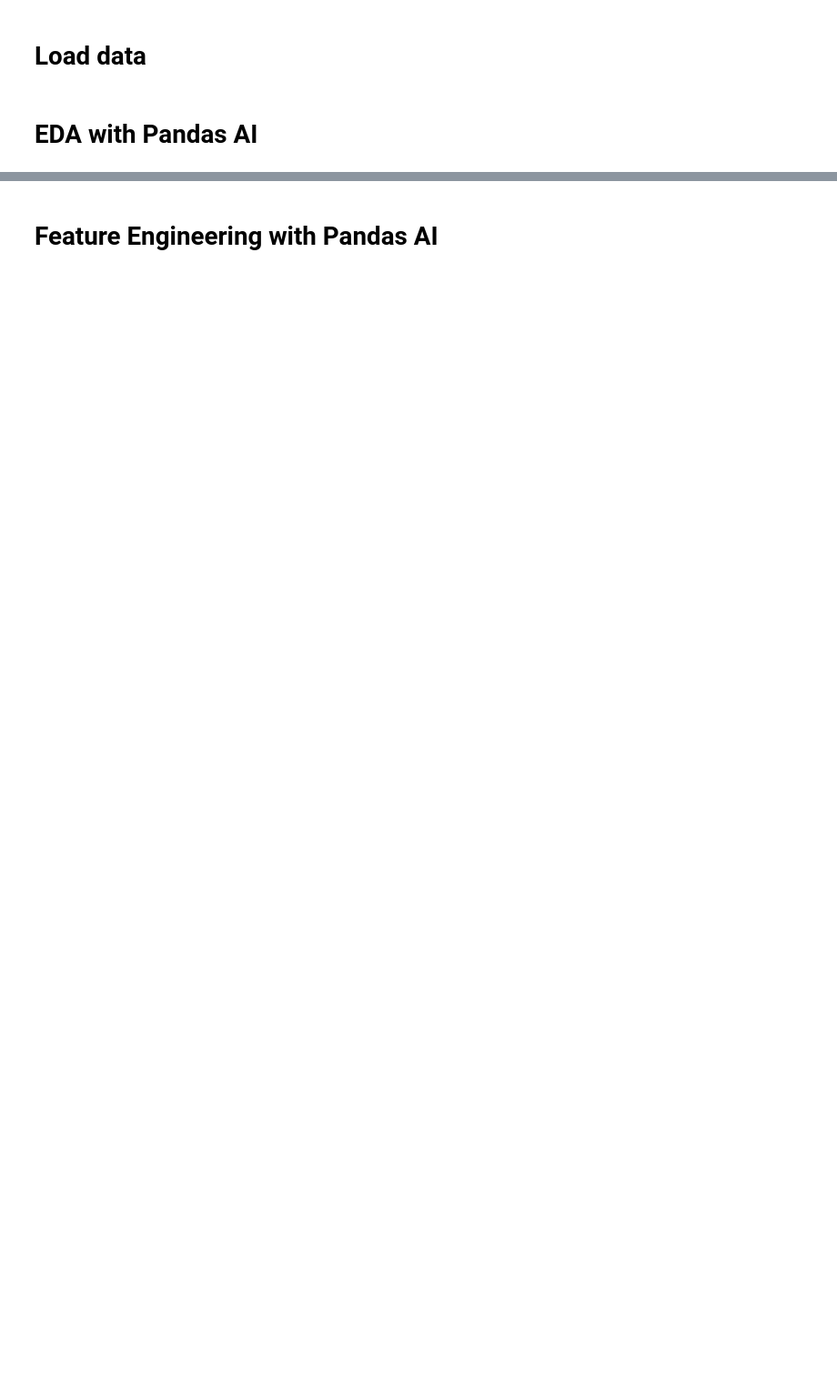
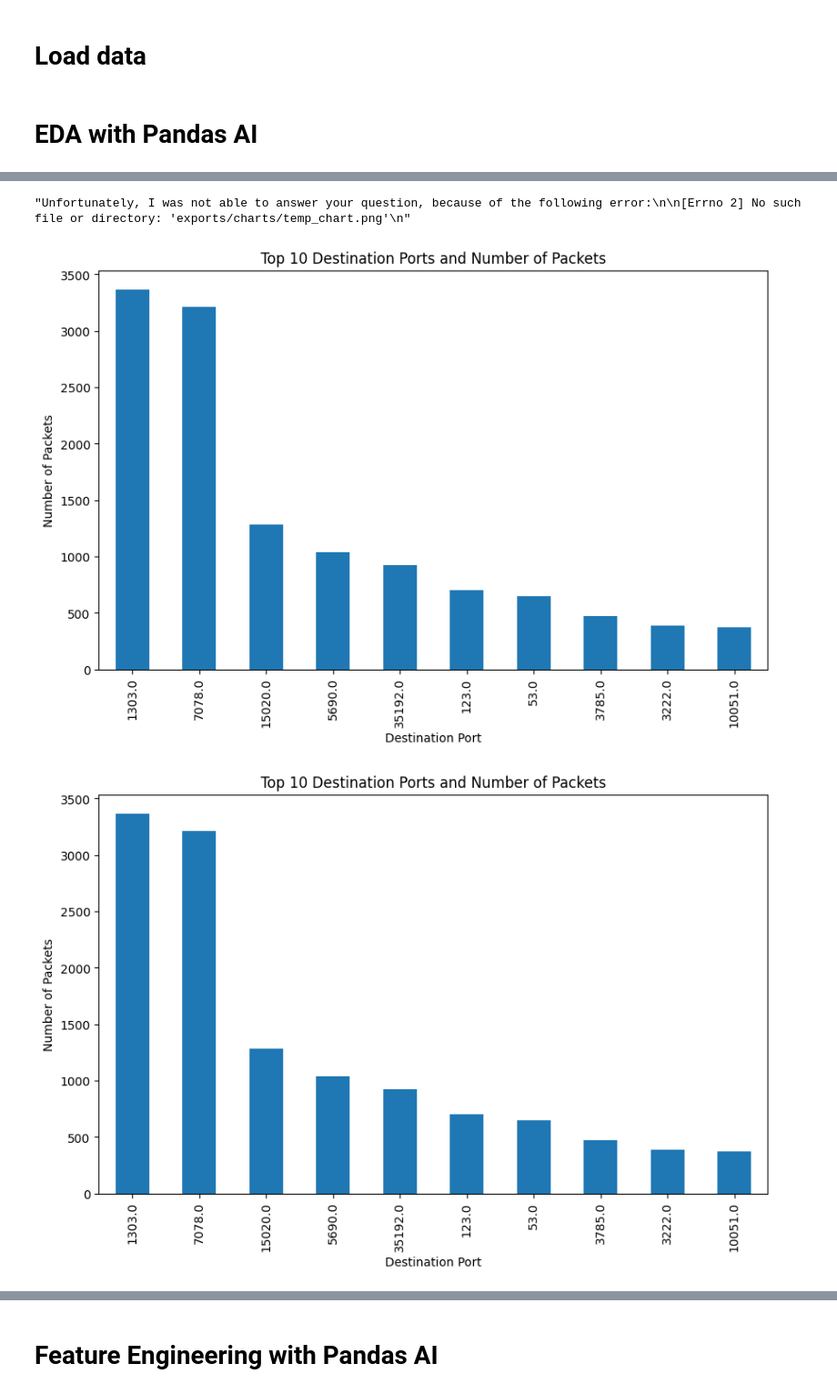
Before and after one commit to mundruid/cyber-ml, a Jupyter notebook: cyber_ml/blog_eda_3.ipynb, the cells around one changed output, grey strips where cells are left out. Shown at 91% size. Drawn from its saved outputs; the diff is of its cells as text; code cells hidden in the pictures; blank space fills up the shorter version.

```diff
--- a/cyber_ml/blog_eda_3.ipynb
+++ b/cyber_ml/blog_eda_3.ipynb
@@ -34,9 +30,15 @@ benign_flow_df_numeric = pd.read_pickle("../data/blog_eda/benign_flow_numeric.pk
 # Instantiate a LLM
 llm = OpenAI(api_token=openai_api_key)
 pandas_ai = PandasAI(llm)
-# %%
-mirai_clean_df = pandas_ai.run(mirai_flow_df_numeric, prompt="Copy the dataframe to a new variable named df_cleaned. Do data cleaning. Return df_cleaned.")
-# %%
-benign_clean_df = pandas_ai.run(benign_flow_df_numeric, prompt="Copy the dataframe to a new variable named df_cleaned. Do data cleaning. Return df_cleaned.")
+# %%
+mirai_smart = SmartDataframe(
+    df=pd.DataFrame(mirai_flow_df_numeric), config={"llm": llm}
+)
+mirai_clean_df = mirai_smart.clean_data()
+# %%
+benign_smart = SmartDataframe(
+    df=pd.DataFrame(benign_flow_df_numeric), config={"llm": llm}
+)
+benign_clean_df = benign_smart.clean_data()
 # %%
 mirai_clean_df
@@ -60,2 +124,6 @@ pandas_ai.run(
 # %%
-pandas_ai.run(benign_clean_df, prompt="Plot a barplot of top 10 destination ports.")
+pandas_ai.run(
+    benign_clean_df,
+    prompt="Plot a barplot of top 10 destination ports and number of packets.",
+)
+# %% [output]
@@ -61,0 +147,3 @@ pandas_ai.run(benign_clean_df, prompt="Plot a barplot of top 10 destination port
+"Unfortunately, I was not able to answer your question, because of the following error:\n\n[Errno 2] No such file or directory: 'exports/charts/temp_chart.png'\n"
+[figure, added]
+[figure, added]
```
Also changed, not shown: parts of 20 cells of this notebook, 1 other file.
